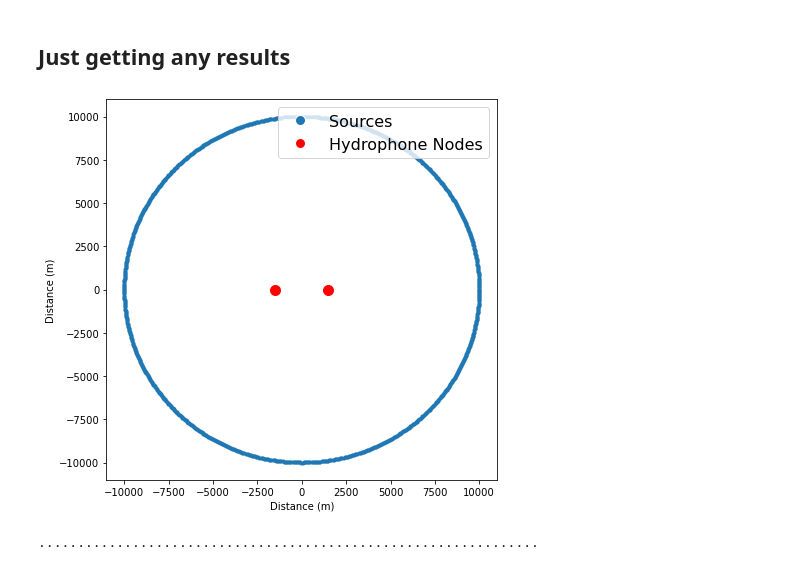
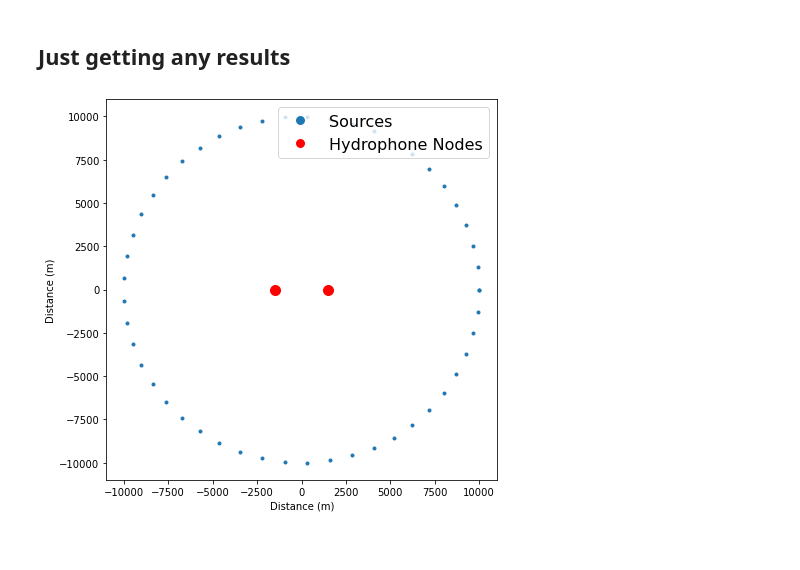
Before and after one commit to John-Ragland/NI_simulation, a Jupyter notebook: scripts/initial_playing_around.ipynb, the cells around one changed output. Cells and saved outputs as stored; diff of their text form; code cells hidden in the pictures.

```diff
--- a/scripts/initial_playing_around.ipynb
+++ b/scripts/initial_playing_around.ipynb
@@ -156,16 +160,14 @@ plt.plot(xA)
 # %% [markdown]
 ## Just getting any results
 # %%
-sources = ni_sim.source_distribution().uniform_circular(10000, [0,0], 1000)
-env = ni_sim.environment(sources)
+sources = ni_sim.source_distribution2D().uniform_circular(10000, [0,0], 50)
+env = ni_sim.environment(sources, time_length = 3600)
 fig, _ = env.plot_env()
 
-fig.savefig('circular_env_1000_sources_1hr.png', dpi=200)
+#fig.savefig('circular_env_1000_sources_1hr.png', dpi=200)
 # %% [output]
-[figure, old version]
+[figure, new version]
 # %%
 xA, xB = env.get_signals()
 R1 = np.correlate(xA, xB, mode='full')
-# %% [output]
-................................................................
 # %%
```
Also changed, not shown: parts of 9 cells of this notebook, 5 other files.
